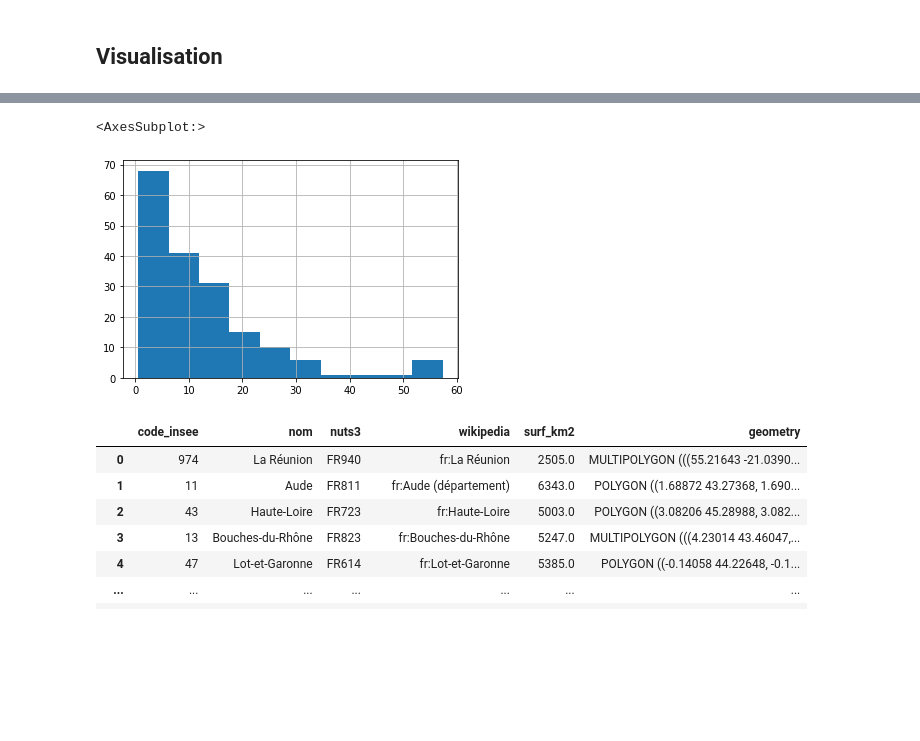
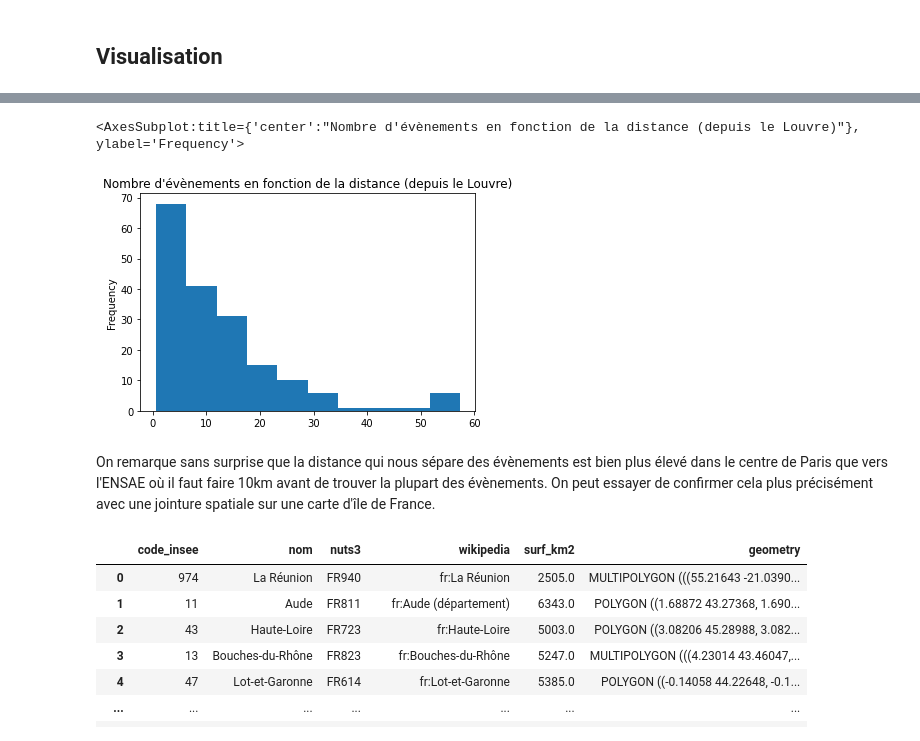
Before and after one commit to GerardTho/CulturalEvents_MapAvailibility, a Jupyter notebook: Project.ipynb, the cells around one changed output, grey strips where cells are left out. Cells and saved outputs as stored; diff of their text form; code cells hidden in the pictures; blank space fills up the shorter version.

```diff
--- a/Project.ipynb
+++ b/Project.ipynb
@@ -109,12 +119,14 @@ Requirement already satisfied: MarkupSafe>=2.0 in /opt/conda/lib/python3.9/site-
 class User:
     ''' The User Class allows us to store every piece of information about the User '''
 
-    def __init__(self, address, date, price_max = 42):
+    def __init__(self, address, date, price_max = 42, distance_max = 20, favourite_tag = "théâtre"):
         geolocator = Nominatim(user_agent="CulturalEvents")
         location = geolocator.geocode(address)
         self.latlon = (location.latitude, location.longitude)
         self.date = date
         self.price_max = price_max
+        self.distance_max = distance_max
+        self.favourite_tag = favourite_tag
 
 Naclanga = User("27 Boulevard Thomas Gobert, Palaiseau", dt.date.today())
 # %%
@@ -340,10 +491,12 @@ df_to_treat['distance'].hist()
 # %%
 geolocator = Nominatim(user_agent="CulturalEvents")
 location = geolocator.geocode("Rue de Rivoli, 75001 Paris")
-df['latlon'].apply(lambda x: distance.distance(x, (location.latitude, location.longitude)).km).hist()
+df['latlon'].apply(lambda x: distance.distance(x, (location.latitude, location.longitude)).km).plot(kind="hist",title="Nombre d'évènements en fonction de la distance (depuis le Louvre)")
 # %% [output]
-<AxesSubplot:>
+<AxesSubplot:title={'center':"Nombre d'évènements en fonction de la distance (depuis le Louvre)"}, ylabel='Frequency'>
-[figure, old version]
+[figure, new version]
+# %% [markdown]
+On remarque sans surprise que la distance qui nous sépare des évènements est bien plus élevé dans le centre de Paris que vers l'ENSAE où il faut faire 10km avant de trouver la plupart des évènements. On peut essayer de confirmer cela plus précisément avec une jointure spatiale sur une carte d'île de France.
 # %%
 df_to_treat['longitude'] = df_to_treat['geometry.coordinates'].apply(lambda s:s[0])
 df_to_treat['latitude'] = df_to_treat['geometry.coordinates'].apply(lambda s:s[1])
```
Also changed, not shown: parts of 45 cells of this notebook.
